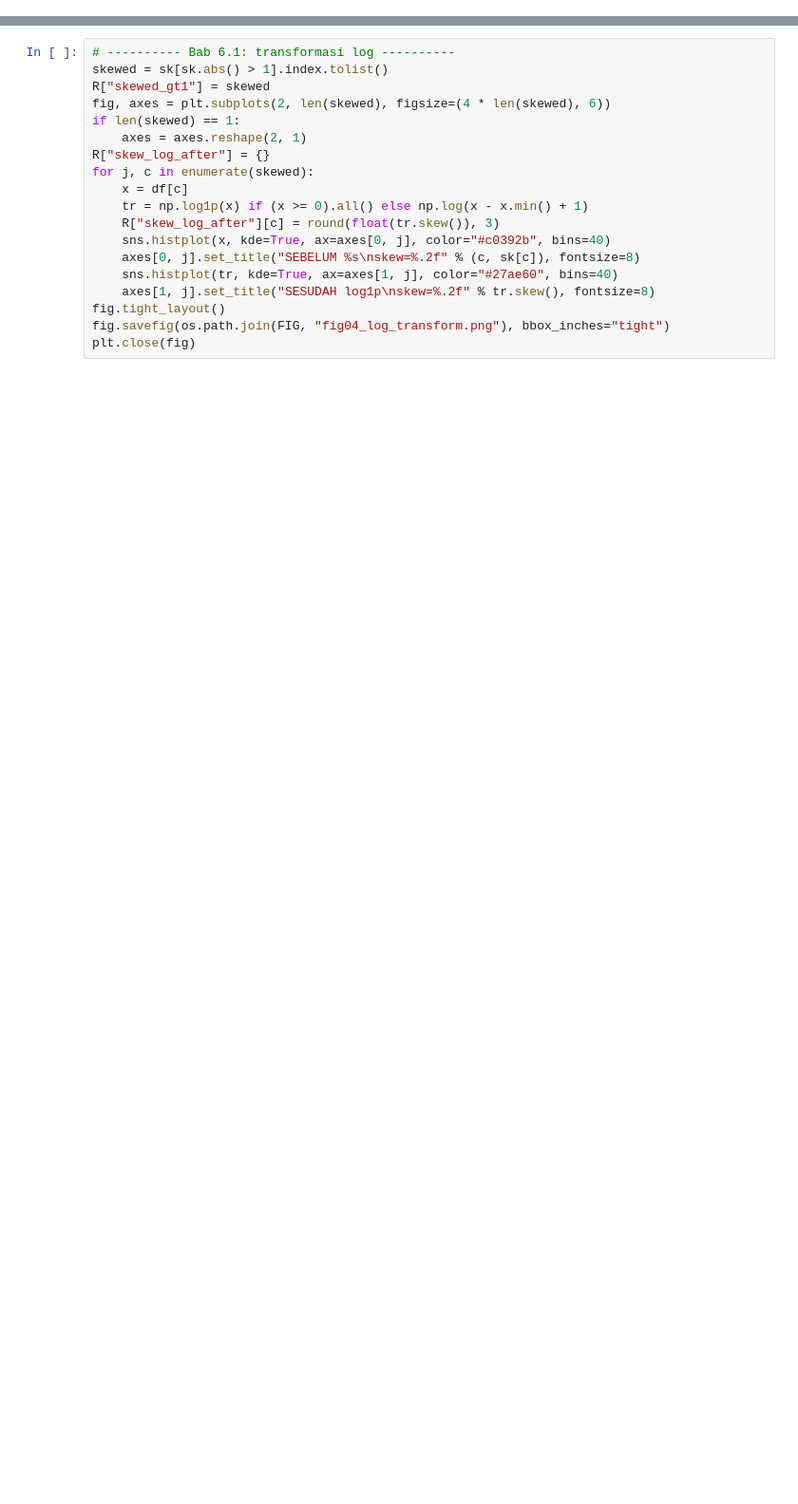
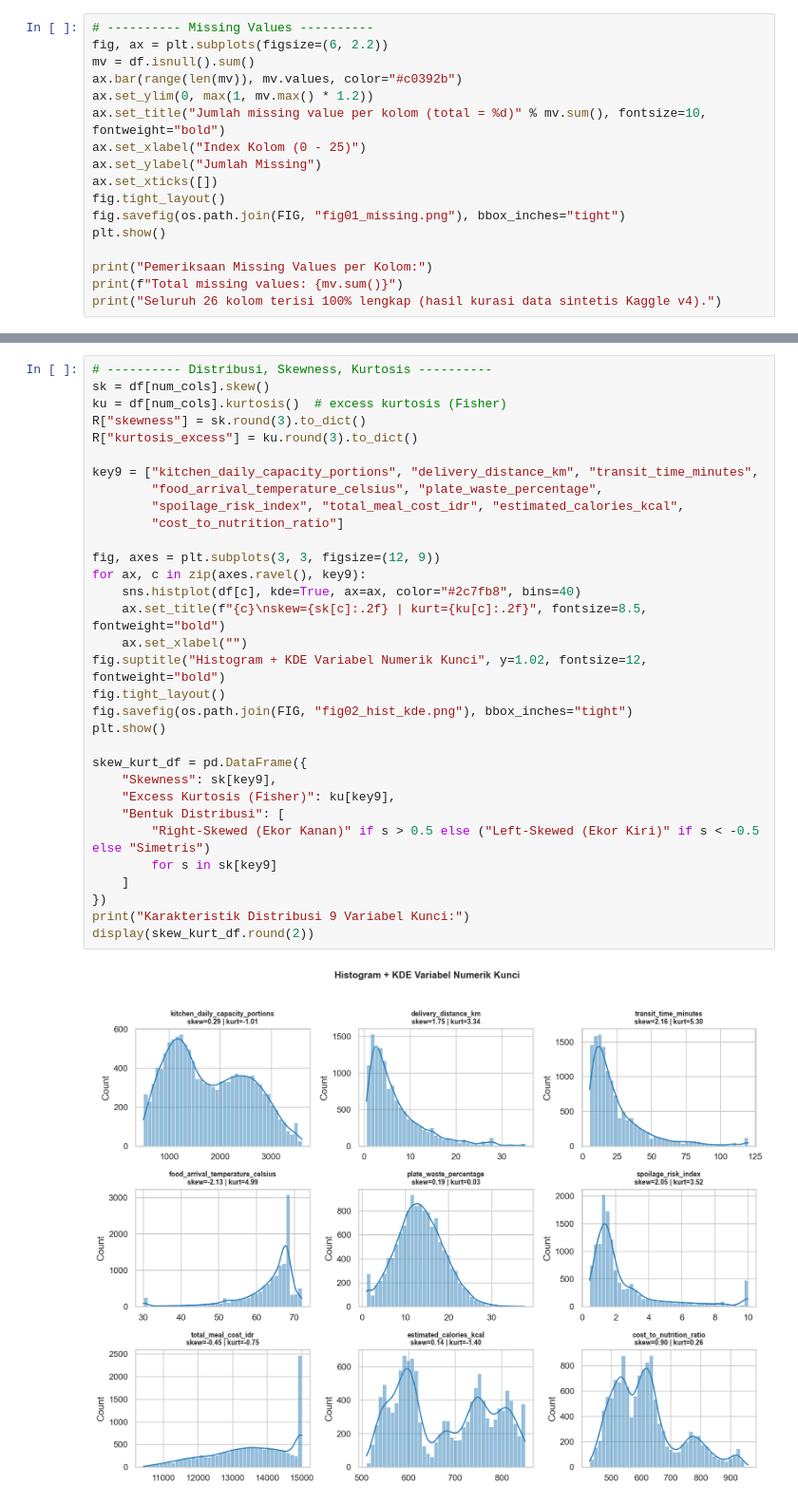
Before and after one commit to cupiz/datascience-mbg-eda, a Jupyter notebook: eda_notebook.ipynb, the cells around one changed output, grey strips where cells are left out. Shown at 95% size. Saved outputs shown, nothing was run; the diff lists cells and outputs as text; blank space fills up the shorter version.

```diff
--- a/eda_notebook.ipynb
+++ b/eda_notebook.ipynb
@@ -128,0 +138,17 @@ R["tier_pct"] = (df.bgn_program_compliance_tier.value_counts(normalize=True) * 1
+# %%
+# ---------- Missing Values ----------
+fig, ax = plt.subplots(figsize=(6, 2.2))
+mv = df.isnull().sum()
+ax.bar(range(len(mv)), mv.values, color="#c0392b")
+ax.set_ylim(0, max(1, mv.max() * 1.2))
+ax.set_title("Jumlah missing value per kolom (total = %d)" % mv.sum(), fontsize=10, fontweight="bold")
+ax.set_xlabel("Index Kolom (0 - 25)")
+ax.set_ylabel("Jumlah Missing")
+ax.set_xticks([])
+fig.tight_layout()
+fig.savefig(os.path.join(FIG, "fig01_missing.png"), bbox_inches="tight")
+plt.show()
+
+print("Pemeriksaan Missing Values per Kolom:")
+print(f"Total missing values: {mv.sum()}")
+print("Seluruh 26 kolom terisi 100% lengkap (hasil kurasi data sintetis Kaggle v4).")
@@ -133,19 +167,34 @@ Memilih variabel dengan |skew| > 1, menerapkan `log1p`, dan menggambar perbandin
 # %%
-# ---------- Bab 6.1: transformasi log ----------
-skewed = sk[sk.abs() > 1].index.tolist()
-R["skewed_gt1"] = skewed
-fig, axes = plt.subplots(2, len(skewed), figsize=(4 * len(skewed), 6))
-if len(skewed) == 1:
-    axes = axes.reshape(2, 1)
-R["skew_log_after"] = {}
-for j, c in enumerate(skewed):
-    x = df[c]
-    tr = np.log1p(x) if (x >= 0).all() else np.log(x - x.min() + 1)
-    R["skew_log_after"][c] = round(float(tr.skew()), 3)
-    sns.histplot(x, kde=True, ax=axes[0, j], color="#c0392b", bins=40)
-    axes[0, j].set_title("SEBELUM %s\nskew=%.2f" % (c, sk[c]), fontsize=8)
-    sns.histplot(tr, kde=True, ax=axes[1, j], color="#27ae60", bins=40)
-    axes[1, j].set_title("SESUDAH log1p\nskew=%.2f" % tr.skew(), fontsize=8)
+# ---------- Distribusi, Skewness, Kurtosis ----------
+sk = df[num_cols].skew()
+ku = df[num_cols].kurtosis()  # excess kurtosis (Fisher)
+R["skewness"] = sk.round(3).to_dict()
+R["kurtosis_excess"] = ku.round(3).to_dict()
+
+key9 = ["kitchen_daily_capacity_portions", "delivery_distance_km", "transit_time_minutes",
+        "food_arrival_temperature_celsius", "plate_waste_percentage",
+        "spoilage_risk_index", "total_meal_cost_idr", "estimated_calories_kcal",
+        "cost_to_nutrition_ratio"]
+
+fig, axes = plt.subplots(3, 3, figsize=(12, 9))
+for ax, c in zip(axes.ravel(), key9):
+    sns.histplot(df[c], kde=True, ax=ax, color="#2c7fb8", bins=40)
+    ax.set_title(f"{c}\nskew={sk[c]:.2f} | kurt={ku[c]:.2f}", fontsize=8.5, fontweight="bold")
+    ax.set_xlabel("")
+fig.suptitle("Histogram + KDE Variabel Numerik Kunci", y=1.02, fontsize=12, fontweight="bold")
 fig.tight_layout()
-fig.savefig(os.path.join(FIG, "fig04_log_transform.png"), bbox_inches="tight")
-plt.close(fig)
+fig.savefig(os.path.join(FIG, "fig02_hist_kde.png"), bbox_inches="tight")
+plt.show()
+
+skew_kurt_df = pd.DataFrame({
+    "Skewness": sk[key9],
+    "Excess Kurtosis (Fisher)": ku[key9],
+    "Bentuk Distribusi": [
+        "Right-Skewed (Ekor Kanan)" if s > 0.5 else ("Left-Skewed (Ekor Kiri)" if s < -0.5 else "Simetris")
+        for s in sk[key9]
+    ]
+})
+print("Karakteristik Distribusi 9 Variabel Kunci:")
+display(skew_kurt_df.round(2))
+# %% [output]
+[figure, added]
```
Also changed, not shown: parts of 53 cells of this notebook, 12 other files.
